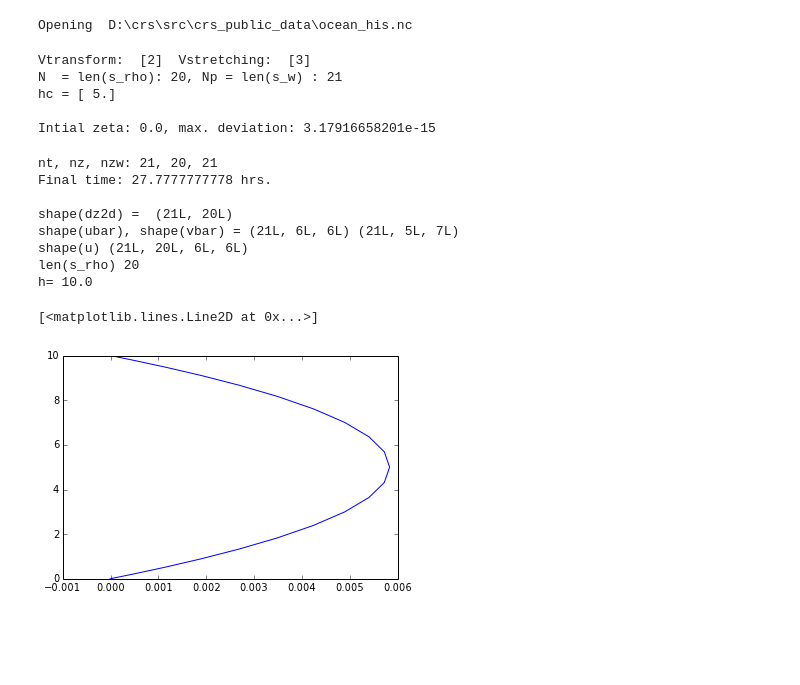
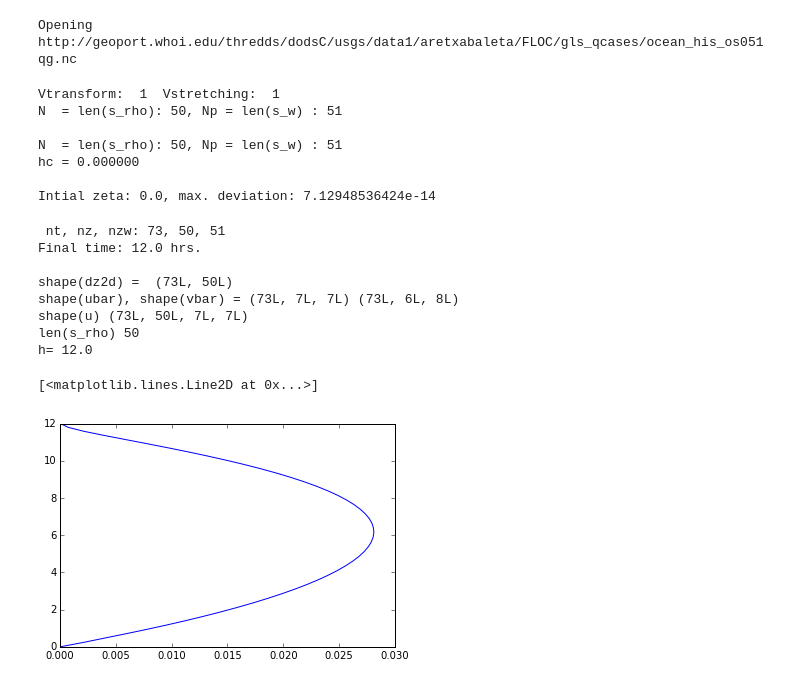
Before and after one commit to csherwood-usgs/IPython_notebook_examples, a Jupyter notebook: example_reading_roms_netcdf.ipynb, the cells around one changed output. Cells and saved outputs as stored; diff of their text form; code cells hidden in the pictures; blank space fills up the shorter version.

```diff
--- a/example_reading_roms_netcdf.ipynb
+++ b/example_reading_roms_netcdf.ipynb
@@ -1,15 +1,18 @@
 # %%
 import netCDF4
-
+import numpy as np
+%matplotlib inline
+import matplotlib.pyplot as plt
 # open netCDF file
-#url="http://geoport.whoi.edu/thredds/dodsC/usgs/data1/aretxabaleta/FLOC/gls_qcases/ocean_his_"\
-#+run_name+".nc"
-url = "D:\\crs\\src\\crs_public_data\\ocean_his.nc"
+run_name = 'os051qg'
+url="http://geoport.whoi.edu/thredds/dodsC/usgs/data1/aretxabaleta/FLOC/gls_qcases/ocean_his_"\
++run_name+".nc"
+#url = "D:\\crs\\src\\crs_public_data\\ocean_his.nc"
 
 print "Opening ",url
 nc = netCDF4.Dataset(url)
 # %% [output]
-Opening  D:\crs\src\crs_public_data\ocean_his.nc
+Opening  http://geoport.whoi.edu/thredds/dodsC/usgs/data1/aretxabaleta/FLOC/gls_qcases/ocean_his_os051qg.nc
 # %%
 # read vertical grid parameters
 Vtransform = nc.variables['Vtransform'][:]
@@ -22,20 +25,20 @@ Cs_w = nc.variables['Cs_w'][:]
 N = len(s_rho)
 Np = len(s_w)
 s= 'N  = len(s_rho): {0}, Np = len(s_w) : {1}\n'.format(len(s_rho),len(s_w))
-
+print s
 # print nc.variables['s_rho'] # get all the netCDF info
 theta_s = nc.variables['theta_s'][:]
 theta_b = nc.variables['theta_b'][:]
 depth_c = nc.variables['hc'][:]
 
-s = s+'hc = {0:s}\n'.format(depth_c)
+s = s+'hc = {0:f}\n'.format(depth_c)
 print s
 
 # here is the formula for calculating the depth parameter
 a=theta_s
 b=theta_b
 sr = s_rho
-C = (1-b)*sinh(a*sr)/sinh(a) + b*[tanh(a*(sr+0.5))/(2*tanh(0.5*a)) - 0.5]
+C = (1.-b)*np.sinh(a*sr)/np.sinh(a) + b*(np.tanh(a*(sr+0.5))/(2.*np.tanh(0.5*a)) - 0.5)
 
 # read water depth
 i=3
@@ -46,11 +49,13 @@ zeta = nc.variables['zeta'][:,i,j]
 s='Intial zeta: {0}, max. deviation: {1}\n'.format(zeta[0],max(abs(zeta-zeta[0])))
 print s
 # %% [output]
-Vtransform:  [2]  Vstretching:  [3]
-N  = len(s_rho): 20, Np = len(s_w) : 21
-hc = [ 5.]
+Vtransform:  1  Vstretching:  1
+N  = len(s_rho): 50, Np = len(s_w) : 51
 
-Intial zeta: 0.0, max. deviation: 3.17916658201e-15
+N  = len(s_rho): 50, Np = len(s_w) : 51
+hc = 0.000000
+
+Intial zeta: 0.0, max. deviation: 7.12948536424e-14
 # %%
 # This is depths.py from the Octant module written by Rob Hetland
 # encoding: utf-8
@@ -517,48 +522,48 @@ zr = get_zrho(Vtransform=Vtransform, Vstretching=Vstretching, N=N, \
 
 time = nc.variables['ocean_time'][:]
 nt = len(time)
-nz = len(z)
+nz = len(zr)
 nzw = len(zw)
-dz = diff(zw)
+dz = np.diff(zw)
 s = "nt, nz, nzw: {0}, {1}, {2}\n".format(nt,nz,nzw)
 s = s+"Final time: {0} hrs.\n".format(time[-1]/3600.)
 print s
-dz2d = tile(dz,(nt,1))
-print 'shape(dz2d) = ',shape( dz2d )
+dz2d = np.tile(dz,(nt,1))
+print 'shape(dz2d) = ',np.shape( dz2d )
 ubar = nc.variables['ubar'][:]
 vbar = nc.variables['vbar'][:]
-print 'shape(ubar), shape(vbar) =',shape(ubar),shape(vbar)
+print 'shape(ubar), shape(vbar) =',np.shape(ubar),np.shape(vbar)
 AKv = nc.variables['AKv'][:]
 u = nc.variables['u'][:]
 bustr = nc.variables['bustr'][:]
 rho = nc.variables['rho'][:]
-print 'shape(u)',shape(u)
+print 'shape(u)',np.shape(u)
 print 'len(s_rho)',len(s_rho)
 
 print 'h=',h
 zr = h+ zr[:]
 zw = h+ zw[:]
 # %% [output]
-nt, nz, nzw: 21, 20, 21
-Final time: 27.7777777778 hrs.
+ nt, nz, nzw: 73, 50, 51
+Final time: 12.0 hrs.
 
-shape(dz2d) =  (21L, 20L)
-shape(ubar), shape(vbar) = (21L, 6L, 6L) (21L, 5L, 7L)
-shape(u) (21L, 20L, 6L, 6L)
-len(s_rho) 20
-h= 10.0
+shape(dz2d) =  (73L, 50L)
+shape(ubar), shape(vbar) = (73L, 7L, 7L) (73L, 6L, 8L)
+shape(u) (73L, 50L, 7L, 7L)
+len(s_rho) 50
+h= 12.0
 # %%
 # vprofile - Make a profile at the end of the simulation
 kappa=0.41
 AKv = nc.variables['AKv'][-1,:,i,j]
 # elevations for
 #zwcalc = zw[0] + concatenate(0, cumsum(diff(zr)));
 #f = interp1d(zw,AKv)
 #AKvi = f(zwcalc)
 u = nc.variables['u'][-1,:,i,j]
 v = nc.variables['v'][-1,:,i,j]
-plot(AKv,zw)
+plt.plot(AKv,zw)
 # %% [output]
 [<matplotlib.lines.Line2D at 0x...>]
-[figure, old version]
+[figure, new version]
 # %%
```
Also changed, not shown: parts of 1 cell of this notebook, 2 other files.
